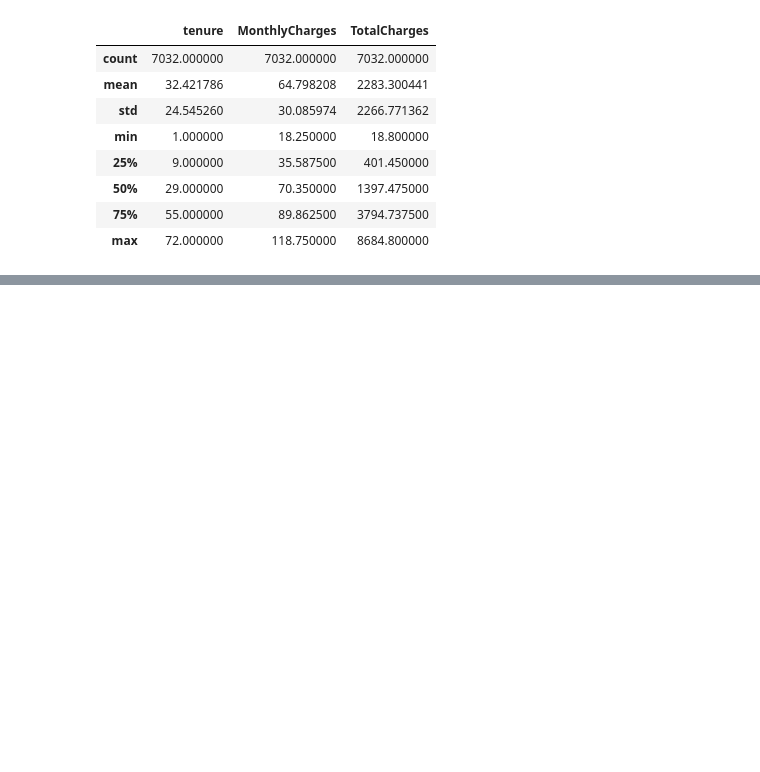
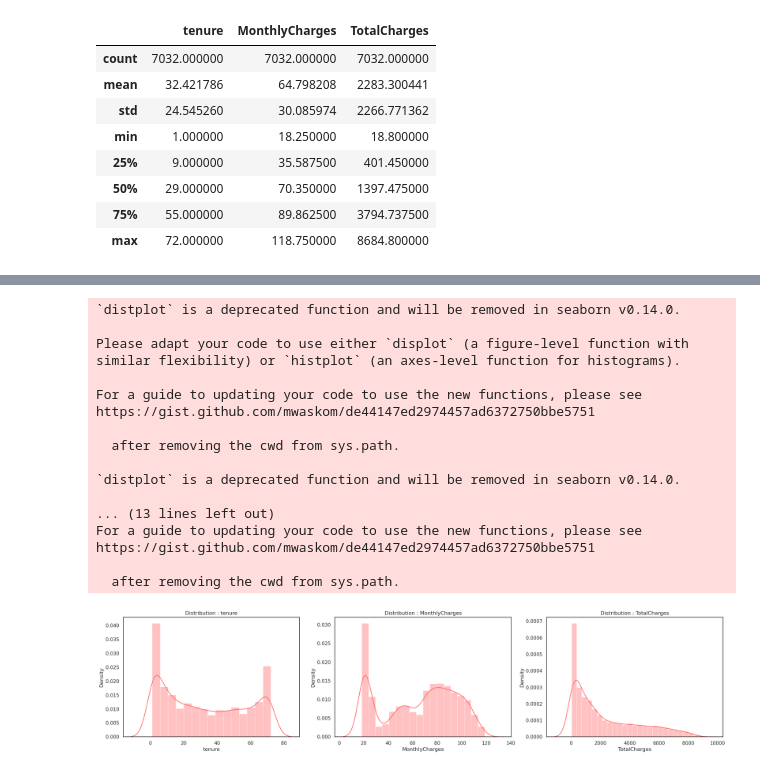
Before and after one commit to RusskiBoyVlad/Telco_customerchurn, a Jupyter notebook: telco-customer-churn.ipynb, the cells around one changed output, grey strips where cells are left out. Saved outputs shown, nothing was run; the diff lists cells and outputs as text; code cells hidden in the pictures; blank space fills up the shorter version.

```diff
--- a/telco-customer-churn.ipynb
+++ b/telco-customer-churn.ipynb
@@ -192,0 +225,11 @@ customer_data[numerical_cols].describe()
+# %%
+from sklearn.preprocessing import LabelEncoder
+le = LabelEncoder()
+
+df1 = customer_data.copy(deep = True)
+text_data_features = [i for i in list(customer_data.columns) if i not in list(customer_data.describe().columns)]
+
+print('Label Encoder Transformation')
+for i in text_data_features :
+    df1[i] = le.fit_transform(df1[i])
+    print(i,' : ',df1[i].unique(),' = ',le.inverse_transform(df1[i].unique()))
@@ -192,0 +258,27 @@ customer_data[numerical_cols].describe()
+# %%
+fig, ax = plt.subplots(nrows = 1,ncols = 3,figsize = (25,5))
+for i in range(len(numerical_cols)):
+    plt.subplot(1,3,i+1)
+    sns.distplot(df1[numerical_cols[i]],color = colors[0])
+    title = 'Distribution : ' + numerical_cols[i]
+    plt.title(title)
+plt.show()
+# %% [output]
+`distplot` is a deprecated function and will be removed in seaborn v0.14.0.
+
+Please adapt your code to use either `displot` (a figure-level function with
+similar flexibility) or `histplot` (an axes-level function for histograms).
+
+For a guide to updating your code to use the new functions, please see
+https://gist.github.com/mwaskom/de44147ed2974457ad6372750bbe5751
+
+  after removing the cwd from sys.path.
+
+`distplot` is a deprecated function and will be removed in seaborn v0.14.0.
+
+... (13 lines left out)
+For a guide to updating your code to use the new functions, please see
+https://gist.github.com/mwaskom/de44147ed2974457ad6372750bbe5751
+
+  after removing the cwd from sys.path.
+[figure, added]
```
Also changed, not shown: parts of 24 cells of this notebook.
